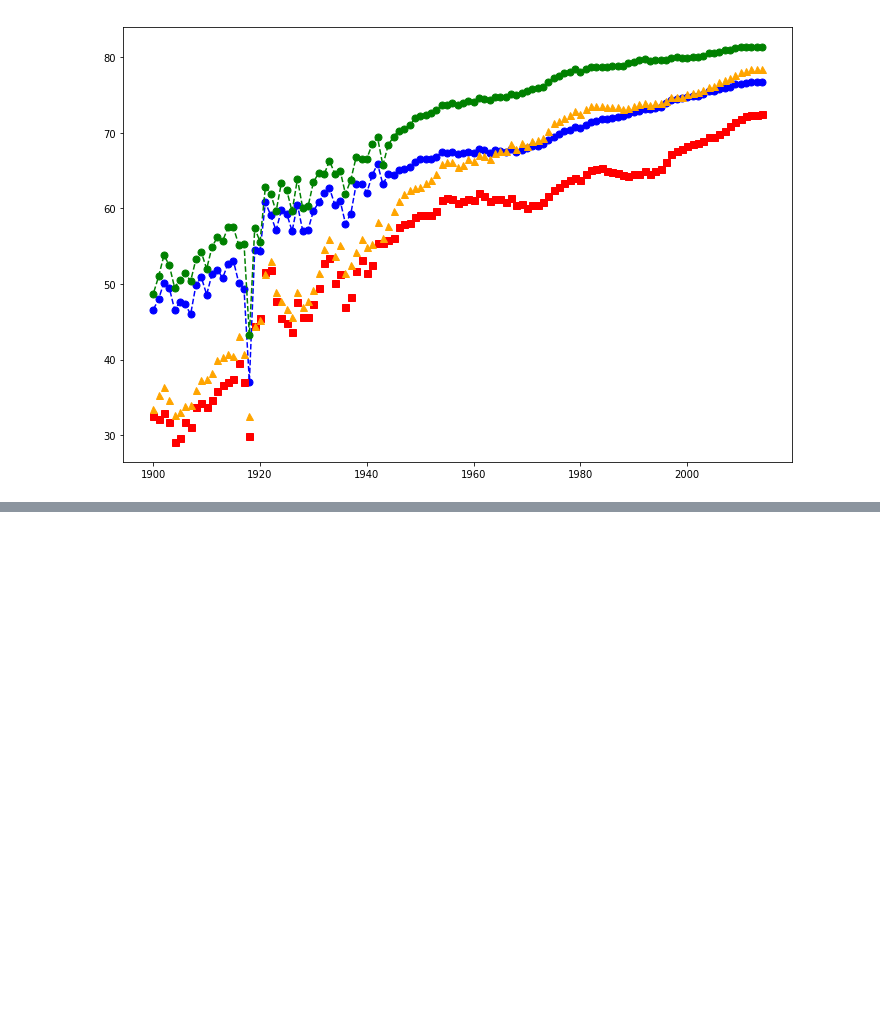
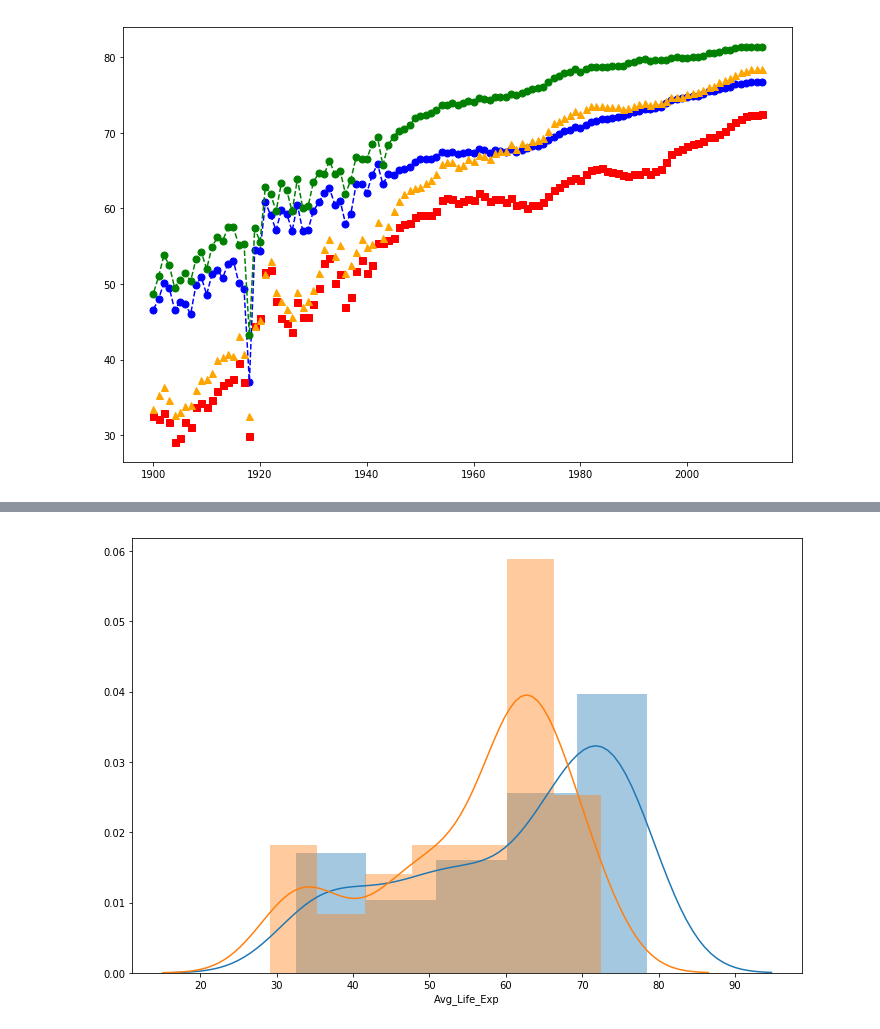
Before and after one commit to DataScienceSp/creations, a Jupyter notebook: Life Expectancy Analysis.ipynb, the cells around one changed output, grey strips where cells are left out. Cells and saved outputs as stored; diff of their text form; code cells hidden in the pictures; blank space fills up the shorter version.

```diff
--- a/Life Expectancy Analysis.ipynb
+++ b/Life Expectancy Analysis.ipynb
@@ -83,0 +115,5 @@ plt.plot(df_black_female['Avg_Life_Exp'], c='Orange', ms=7, ls='', marker='^')
+# %%
+vis3 = sns.distplot(df_black_female['Avg_Life_Exp'])
+vis4 = sns.distplot(df_black_male['Avg_Life_Exp'])
+# %% [output]
+[figure, added]
```
Also changed, not shown: parts of 11 cells of this notebook.
